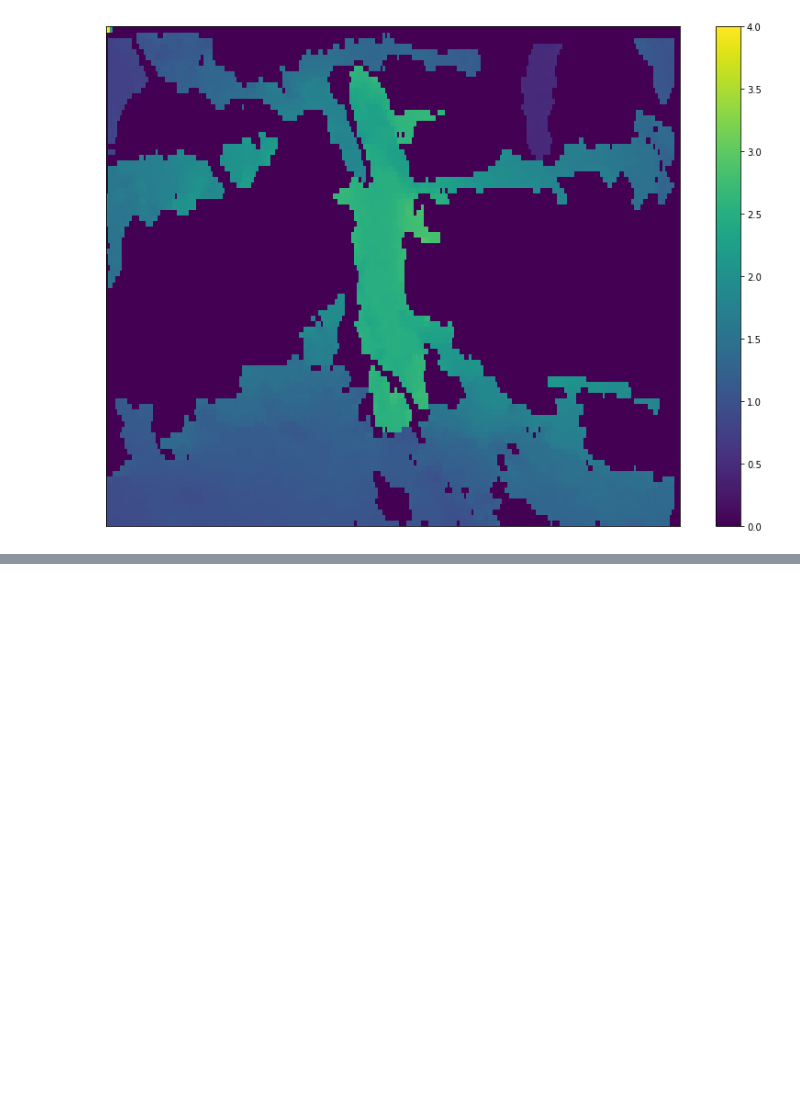
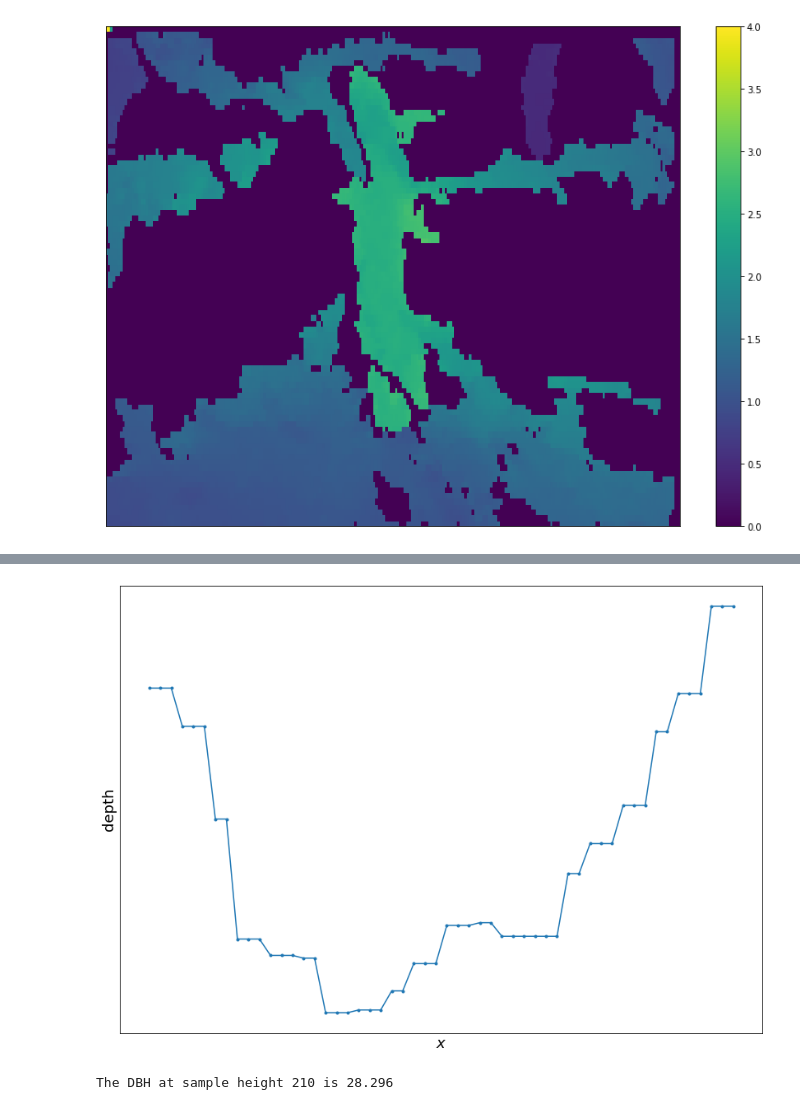
Before and after one commit to ameliaholcomb/trees, a Jupyter notebook: TreeProcessing/TreeProcessor.ipynb, the cells around one changed output, grey strips where cells are left out. Drawn from its saved outputs; the diff is of its cells as text; code cells hidden in the pictures; blank space fills up the shorter version.

```diff
--- a/TreeProcessing/TreeProcessor.ipynb
+++ b/TreeProcessing/TreeProcessor.ipynb
@@ -537,0 +513,25 @@ hiy
+# %%
+"""Plot the cross-section at the point we want to estimate the DBH at"""
+
+sample_height = 210
+
+cross_section = np.argwhere((depth_seg[sample_height,:] != 0).astype(np.int))
+
+fig, ax = plt.subplots(1, figsize=(14,10))
+imgout = ax.plot(depth_seg[sample_height,cross_section], marker='.')
+ax.set_yticks([])
+ax.set_xticks([])
+ax.set_xlabel('$x$', fontsize=18)
+ax.set_ylabel('depth', fontsize=18)
+
+plt.savefig('Sample5DepthCrossSection.png')
+# %% [output]
+[figure, added]
+# %%
+# Estimate the DBH at the sample height
+
+dbh = estimate_dbh_at_y(X, Y, depth, sample_height, seg=segments, seg_label=seg_label)
+
+print('The DBH at sample height {0} is {1:.3f}'.format(sample_height, dbh))
+# %% [output]
+The DBH at sample height 210 is 28.296
```
Also changed, not shown: parts of 12 cells of this notebook, 7 other files.
